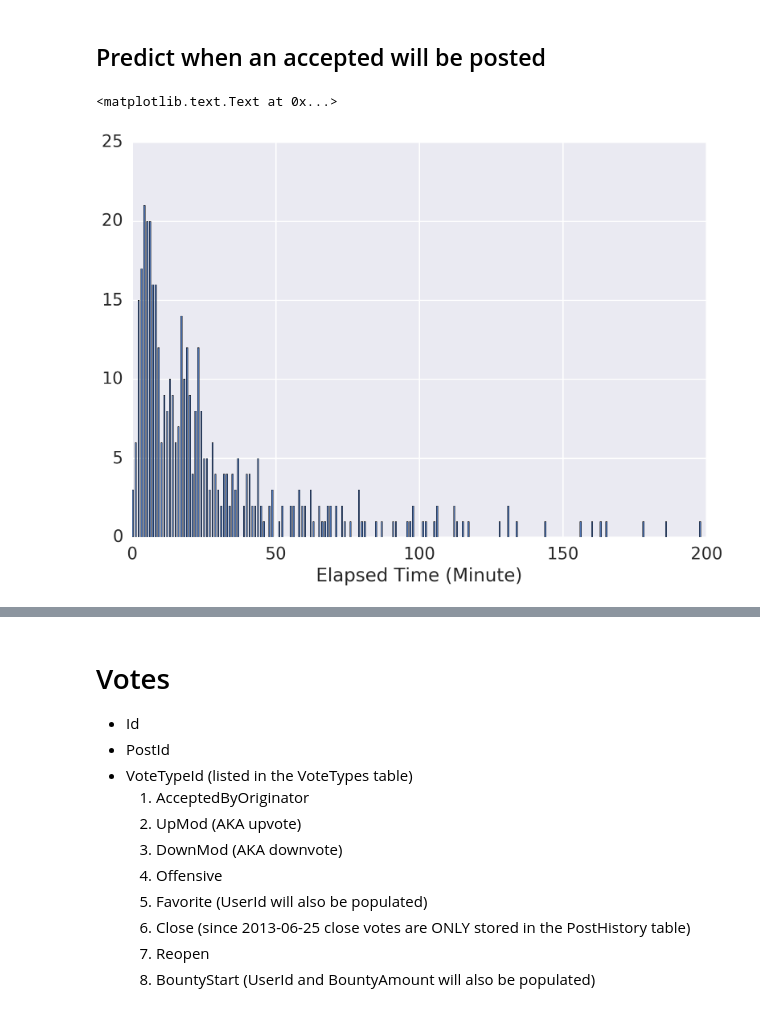
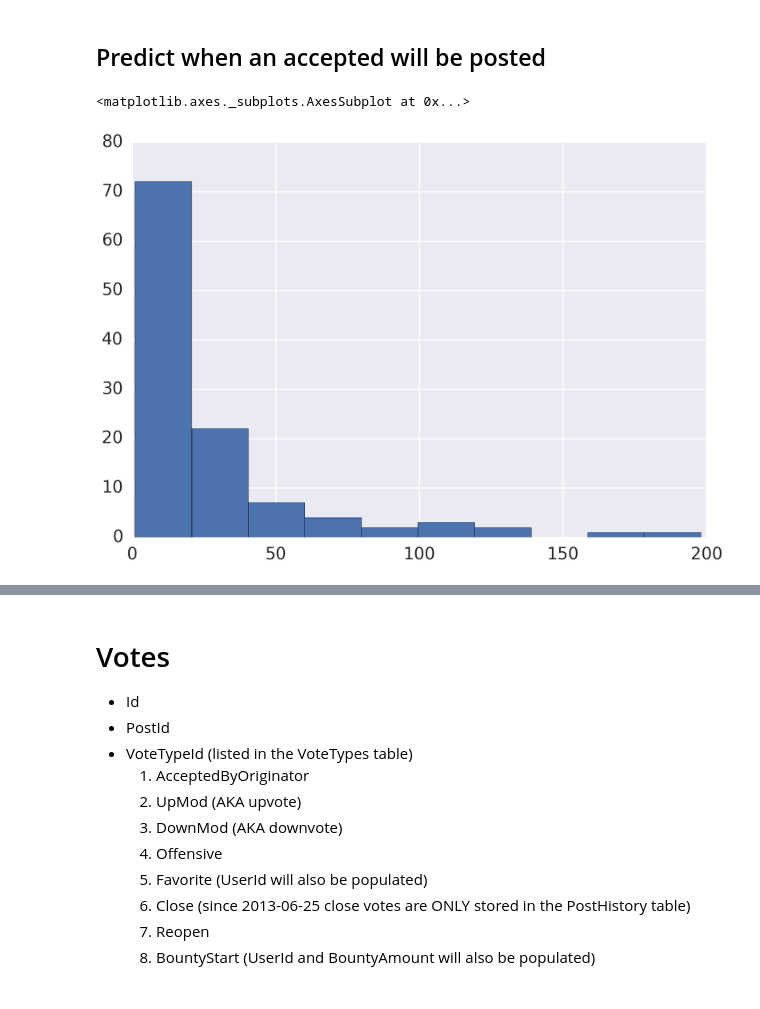
Before and after one commit to EricTing/WhenStackStopsOverFlow, a Jupyter notebook: Feature Engineering.ipynb, the cells around one changed output, grey strips where cells are left out. Drawn from its saved outputs; the diff is of its cells as text; code cells hidden in the pictures.

```diff
--- a/Feature Engineering.ipynb
+++ b/Feature Engineering.ipynb
@@ -274,8 +291,9 @@ Area under curve is 0.578995267565
 # %% [markdown]
 ## Predict when an accepted will be posted
-# %%
-q_a.ElapsedTime.hist(bins=400)
-plt.xlabel('Elapsed Time (Minute)')
-# %% [output]
-<matplotlib.text.Text at 0x...>
-[figure, removed]
+# %%
+good_q_a = q_a[~q_a.acceptedanswerid_x.isnull()]
+# %%
+good_q_a.ElapsedTime.hist()
+# %% [output]
+<matplotlib.axes._subplots.AxesSubplot at 0x...>
+[figure, added]
```
Also changed, not shown: parts of 18 cells of this notebook.
